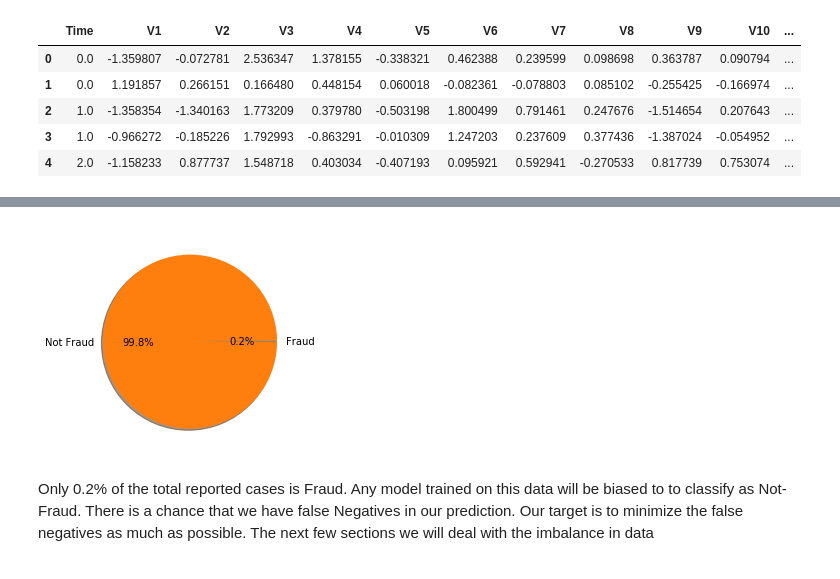
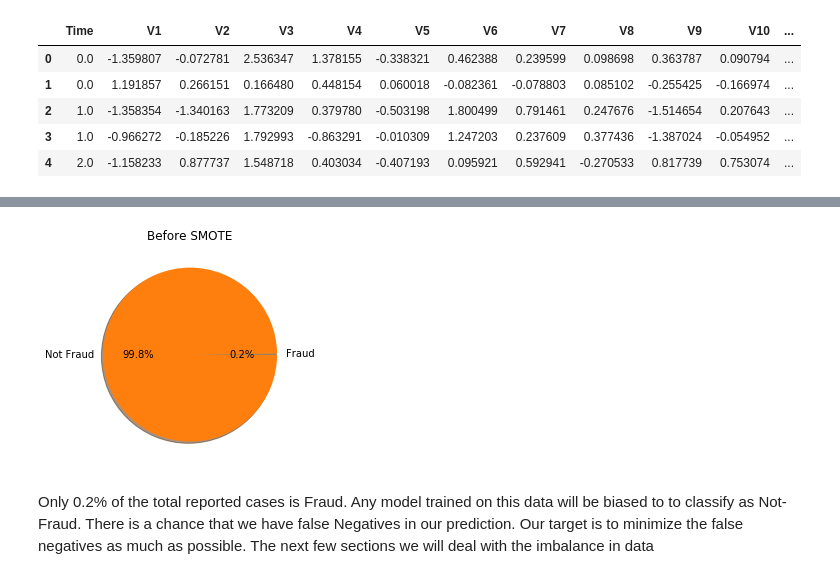
Before and after one commit to pointerness/udacity_capstone, a Jupyter notebook: Udacity_Capstone.ipynb, the cells around one changed output, grey strips where cells are left out. Drawn from its saved outputs; the diff is of its cells as text; code cells hidden in the pictures.

```diff
--- a/Udacity_Capstone.ipynb
+++ b/Udacity_Capstone.ipynb
@@ -81,11 +95,12 @@ data.describe()
 # %%
 labels = ['Fraud', 'Not Fraud']
 sizes = [data['Class'].value_counts()[1], data['Class'].value_counts()[0]]
 fig1, ax1 = plt.subplots()
 ax1.pie(sizes, labels=labels, autopct='%1.1f%%', shadow=True)
+plt.title("Before SMOTE")
 plt.show()
 # %% [output]
-[figure, old version]
+[figure, new version]
 # %% [markdown]
 Only 0.2% of the total reported cases is Fraud.
 Any model trained on this data will be biased to to classify as Not-Fraud.
```
Also changed, not shown: parts of 21 cells of this notebook.
